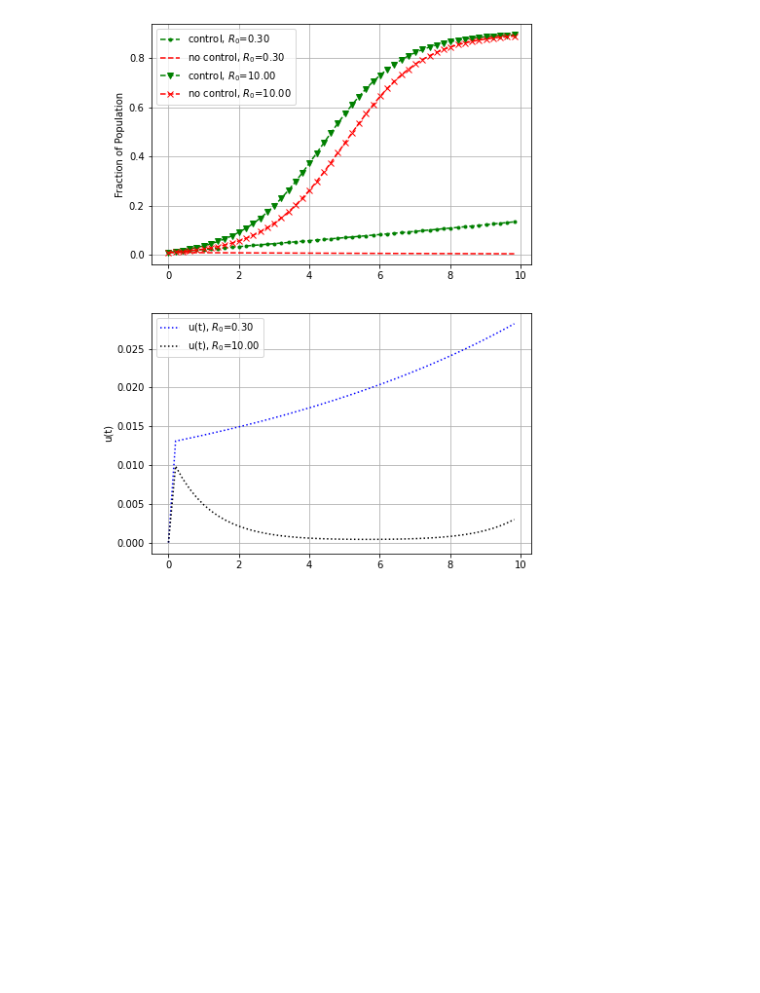
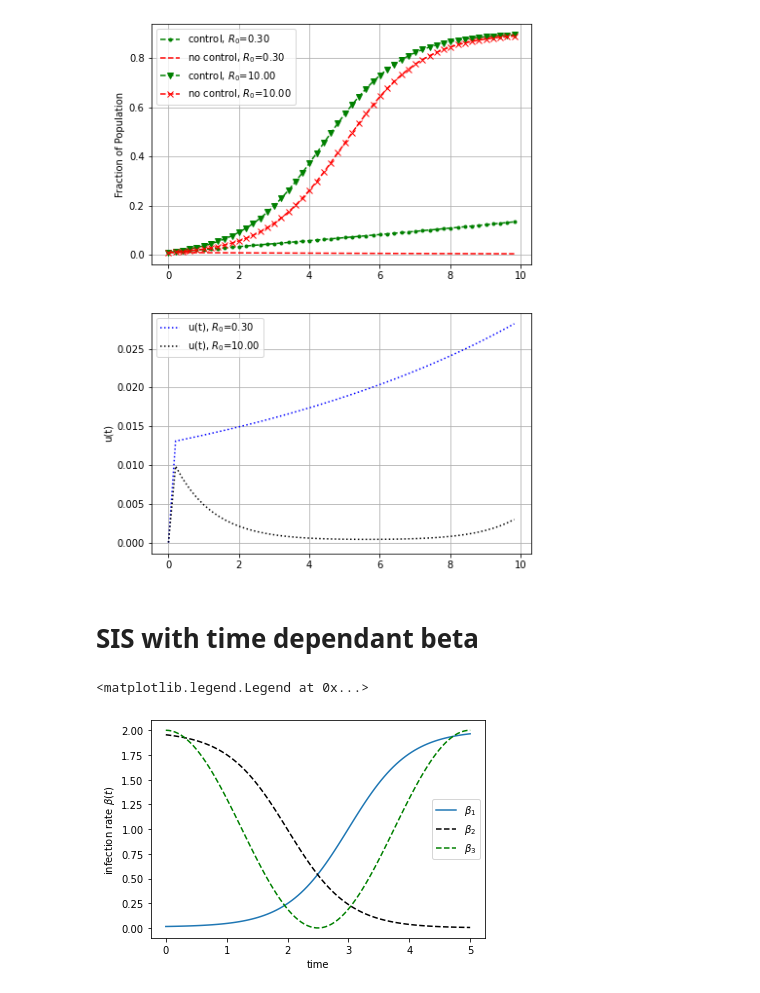
Before and after one commit to Ali-Setareh/Modeling-Statistical-Phenomena, a Jupyter notebook: Project/SIS.ipynb, the cells around one changed output. Cells and saved outputs as stored; diff of their text form; code cells hidden in the pictures; blank space fills up the shorter version.

```diff
--- a/Project/SIS.ipynb
+++ b/Project/SIS.ipynb
@@ -57,3 +67,5 @@ ax[1].set_ylabel('u(t)')
 plt.show()
 # %% [output]
 [figure]
+# %% [markdown]
+# SIS with time dependant beta
@@ -59,0 +75,26 @@ plt.show()
+# %%
+def beta1(t):
+    return beta_m + (beta_M-beta_m)/(1+np.exp(-a1*(t-c1)))
+def beta2(t):
+    return (beta_M-beta_m)*(1-1/(1+np.exp(-a2*(t-c2))))
+def beta3(t):
+    return cm+ca*np.cos(2*np.pi*t/T)
+beta_m = 0.01
+beta_M = 2
+a1 = 2
+a2 = 2
+c1 = 3
+c2=2
+cm=1
+ca=1
+T=5
+t=np.linspace(0,5,100)
+plt.plot(t,beta1(t), label = '$\\beta_1$')
+plt.plot(t,beta2(t),'--',color='black',label = '$\\beta_2$')
+plt.plot(t,beta3(t),'--',color='g',label = '$\\beta_3$')
+plt.xlabel('time')
+plt.ylabel('infection rate $\\beta (t)$')
+plt.legend()
+# %% [output]
+<matplotlib.legend.Legend at 0x...>
+[figure, added]
```
Also changed, not shown: parts of 8 cells of this notebook, 10 other files.
